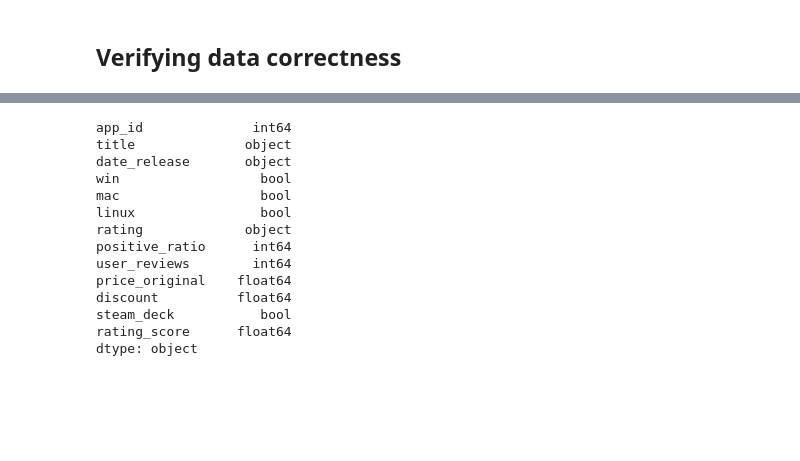
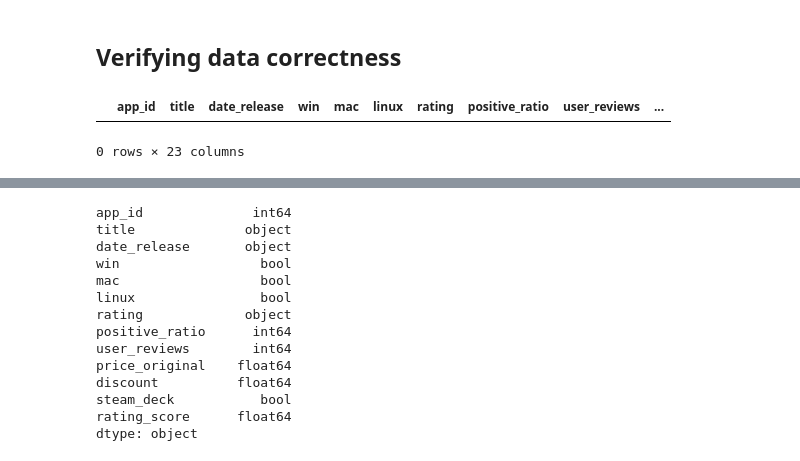
Before and after one commit to DetoDT/steam-recommender, a Jupyter notebook: notebooks/EDA.ipynb, the cells around one changed output, grey strips where cells are left out. Saved outputs shown, nothing was run; the diff lists cells and outputs as text; code cells hidden in the pictures; blank space fills up the shorter version.

```diff
--- a/notebooks/EDA.ipynb
+++ b/notebooks/EDA.ipynb
@@ -22,5 +22,14 @@ games_df = games_df.drop(columns=['price_final'])
 # %% [markdown]
 ## Verifying data correctness
+# %%
+# AppID, Metacritic score, User score, average playtime forever, median playtime forever, developers
+# publishers, categories, genres
+games_more_df['AppID'] = pd.to_numeric(games_more_df['AppID'], errors='coerce')
+# games_more_df.head()
+games_df[games_df['app_id']==2539430]
+# %% [output]
+|  | app_id | title | date_release | win | mac | linux | rating | positive_ratio | user_reviews | ... |
+0 rows × 23 columns
 # %%
 # games_df.dtypes
 games_df.count()
```
Also changed, not shown: parts of 2 cells of this notebook, 2 other files.
